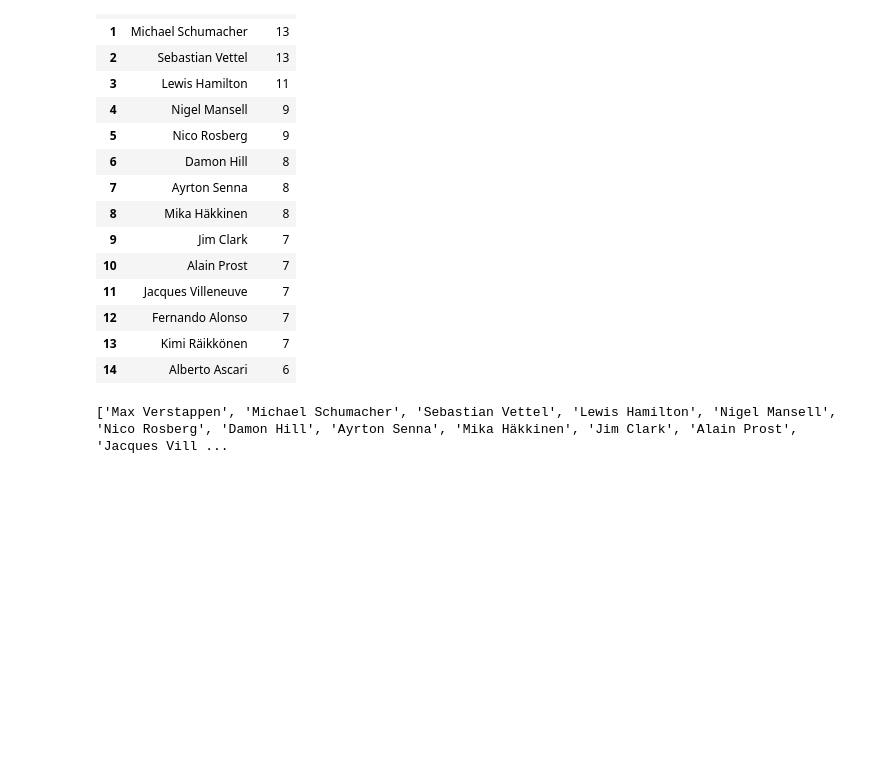
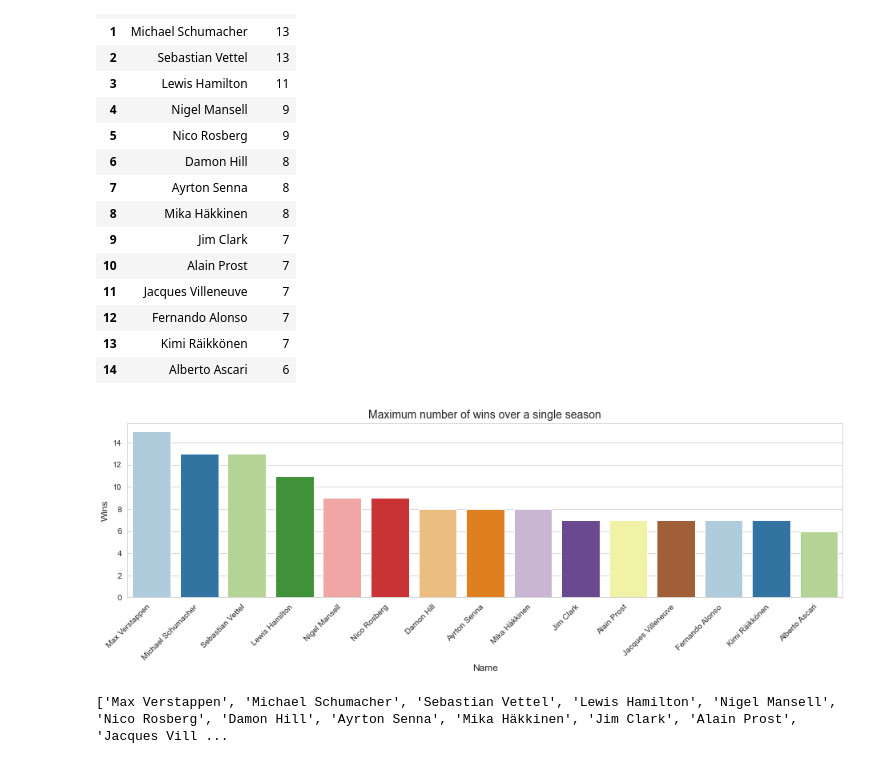
Before and after one commit to soyuz108/EDA-Formula-1-Drivers, a Jupyter notebook: drivers_analysis.ipynb, the cells around one changed output. Drawn from its saved outputs; the diff is of its cells as text; code cells hidden in the pictures; blank space fills up the shorter version.

```diff
--- a/drivers_analysis.ipynb
+++ b/drivers_analysis.ipynb
@@ -22,6 +22,8 @@ import numpy as np
 
 import matplotlib.pyplot as plt
 import seaborn as sns
+
+sns.set_style("whitegrid")
 # %%
 # Read the datasets
 circuits = pd.read_csv("circuits.csv")
@@ -191,6 +189,18 @@ max_wins
 | 12 | Fernando Alonso | 7 |
 | 13 | Kimi Räikkönen | 7 |
 | 14 | Alberto Ascari | 6 |
+# %%
+# Create a barplot
+fig = plt.figure(figsize=(16,4))
+ax = sns.barplot(data=max_wins, x="name", y="wins", palette="Paired")
+ax.set_xticks(range(len(max_wins.name)))
+ax.set_xticklabels(max_wins.name, rotation=45, horizontalalignment="right")
+plt.xlabel("Name", fontsize=12)
+plt.ylabel("Wins", fontsize=12)
+plt.title("Maximum number of wins over a single season", fontsize=14)
+plt.show()
+# %% [output]
+[figure, added]
 # %%
 # Get the list of the names of the top 15 drivers for visualization focus
 wins_name_list = list(max_wins.name)
```
Also changed, not shown: parts of 1 cell of this notebook.
